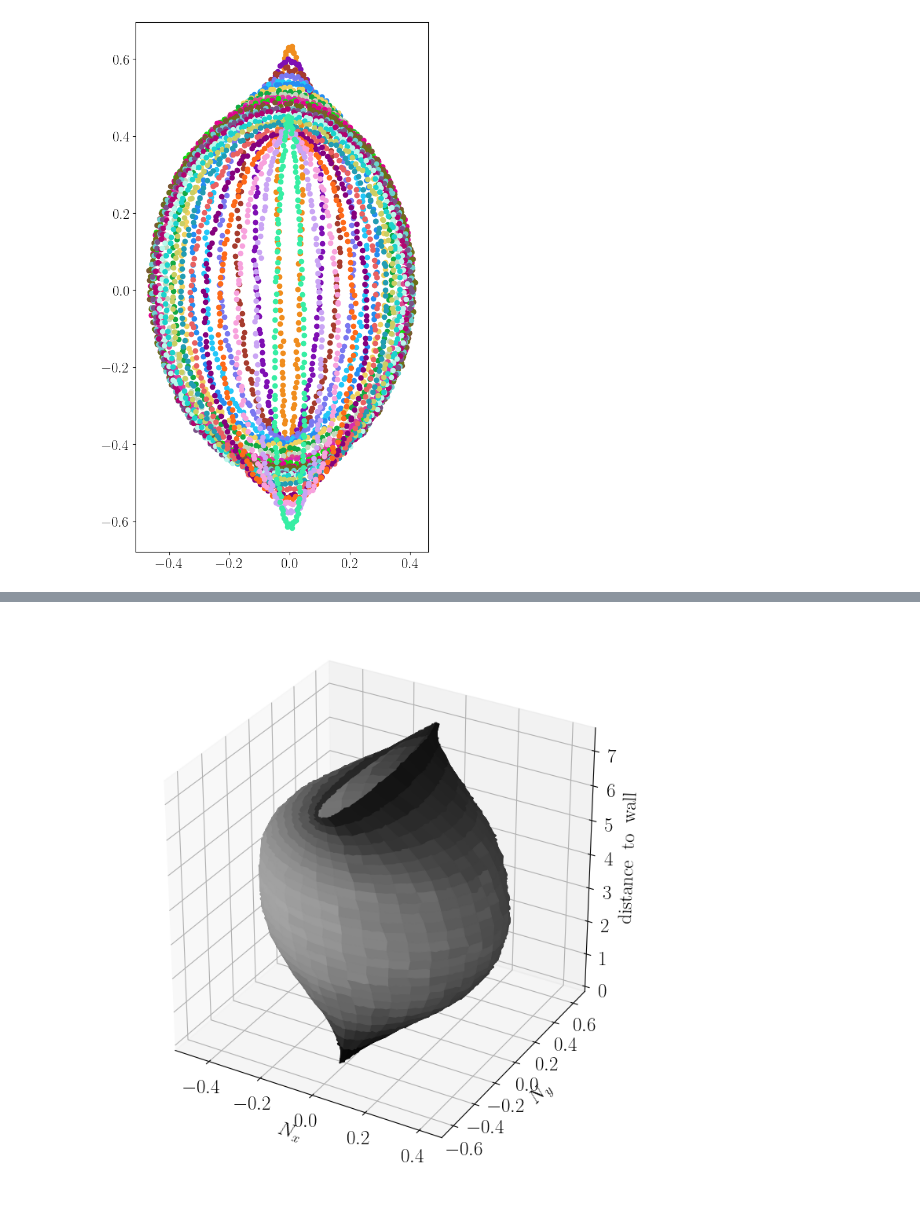
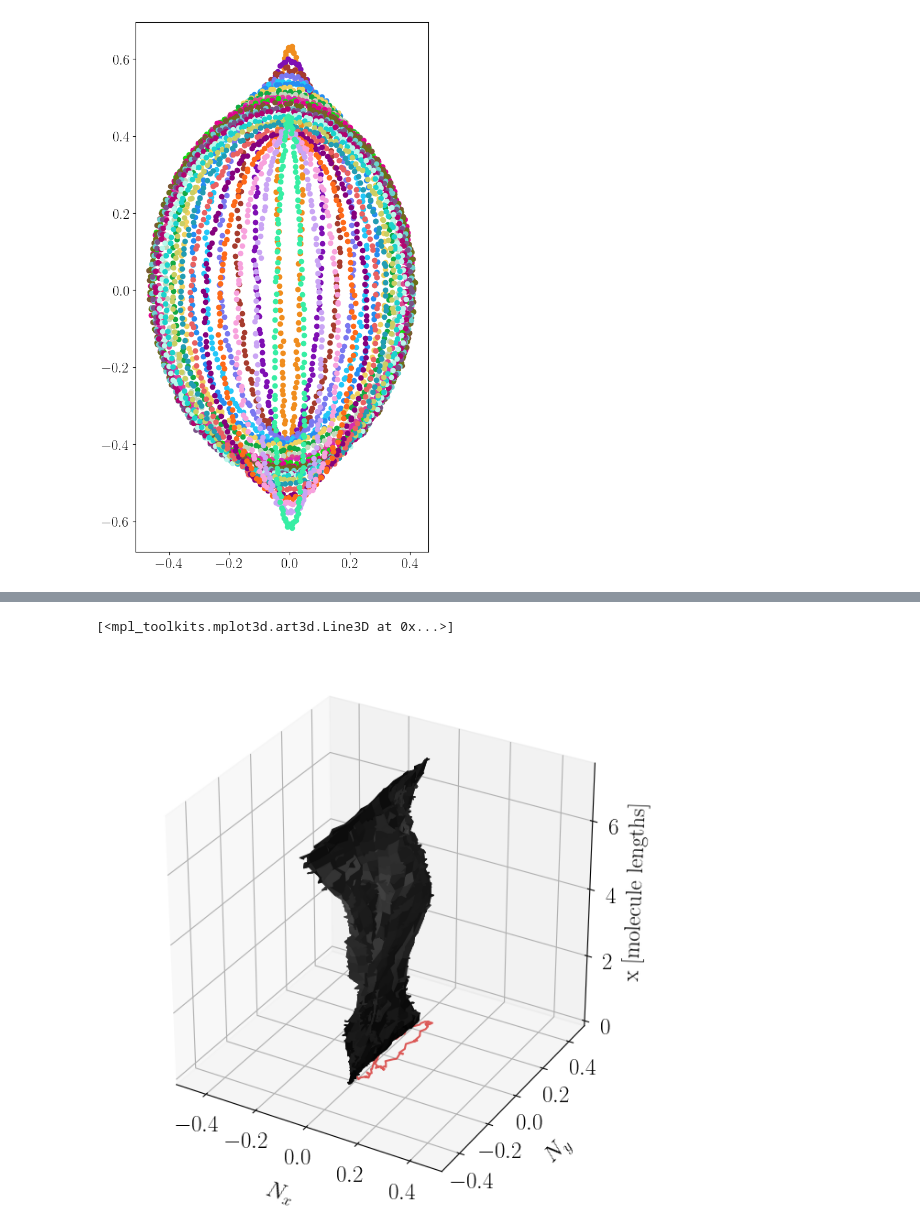
Before and after one commit to smdrzazga/LAMMPS, a Jupyter notebook: plot_printer.ipynb, the cells around one changed output, grey strips where cells are left out. Cells and saved outputs as stored; diff of their text form; code cells hidden in the pictures.

```diff
--- a/plot_printer.ipynb
+++ b/plot_printer.ipynb
@@ -257,7 +392,7 @@ plt.show()
 # %%
-file = paths['desktop'] + r'\test_3d_plot.txt'
-# file = paths['desktop'] + r'\3d_0.300.txt'
-# target = paths['images'] + '\scatter_directors.png'
+# file = paths['desktop'] + r'\test_3d_plot.txt'
+file = paths['desktop'] + r'\3d_0.300.txt'
+target = paths['images'] + r'\3d_directors.png'
 
 # data = np.zeros(28, 150, 3, dtype=np.float64)
 data = []
@@ -273,7 +408,7 @@ N_SLICES = data.shape[0]
 Z_BOX = 7.5
 # viridis = matplotlib.colormaps['greys'], N_SLICES).colors
 
-fig = plt.figure(figsize=(12, 9))
+fig = plt.figure(figsize=(8, 6), constrained_layout=True)
 ax = fig.add_subplot(111, projection='3d')
 
 # for i in range(N_SLICES):
@@ -282,36 +417,43 @@ ax = fig.add_subplot(111, projection='3d')
 #     z = np.array([i, i+1])
 
 #     color = (1 - np.max(x) / X_MAX) * np.ones(4)
 #     options = {'c': color}
 
 #     X, Z = np.meshgrid(x, z)
 #     # print(X.shape, Z.shape)
 # #     ax.scatter(data[i,:,0], data[i,:,1], c=color)
 #     ax.plot_surface(x, y, Z, linewidth=0, color=color)
 
 
 x = np.array([[*data[i, :, 0], data[i, 0, 0]] for i in range(data.shape[0])])   # extend grid by 1 column to make it periodic
 y = np.array([[*data[i, :, 1], data[i, 0, 1]] for i in range(data.shape[0])])
 z = np.outer(np.linspace(0, Z_BOX, N_SLICES), np.ones(N_PIX+1))     # 150 x 28+1 grid
 # x = data[:, :2, 0]
 # y = data[:, :2, 1]
 # z = np.outer(np.linspace(0, Z_BOX, N_SLICES), np.ones(2))
 # ax.plot_surface(x, y, z)
 
 
 color = [[] for i in range(x.shape[0])]
 for i in range(x.shape[0]):
     for j in range(x.shape[1]):
         # c = "#"+''.join([random.choice('0123456789ABCDEF') for j in range(6)])
         c = np.abs(np.max(x[i, :])) / X_MAX * np.ones(3)
         color[i].append(c)
 ax.plot_surface(x, y, z, facecolors=color)
 
-ax.set_xlabel(r'$N_x$')
-ax.set_ylabel(r'$N_y$')
-ax.set_zlabel(r'$\mathrm{distance\;\;to\;\;wall}$')
-ax.set_box_aspect(aspect=(2,2,2), zoom=0.95)
+ax.set_xlabel(r'$N_x$', labelpad=15)
+ax.set_ylabel(r'$N_y$', labelpad=15)
+ax.set_zlabel(r'$\mathrm{x\;[molecule\;lengths]}$')
+ax.set_box_aspect(aspect=(1,1,1), zoom=0.95)
+ax.set_xlim(-0.5, 0.5)
+ax.set_ylim(-0.5, 0.5)
 
-plt.show()
+ax.plot(x[x.shape[0]//2, :], y[y.shape[0]//2, :], c = '#D63230', alpha=0.8)
+
+
+# plt.show()
+# plt.savefig(target, dpi=300)
 # %% [output]
+[<mpl_toolkits.mplot3d.art3d.Line3D at 0x...>]
-[figure, old version]
+[figure, new version]
```
Also changed, not shown: parts of 9 cells of this notebook, 2 other files.
